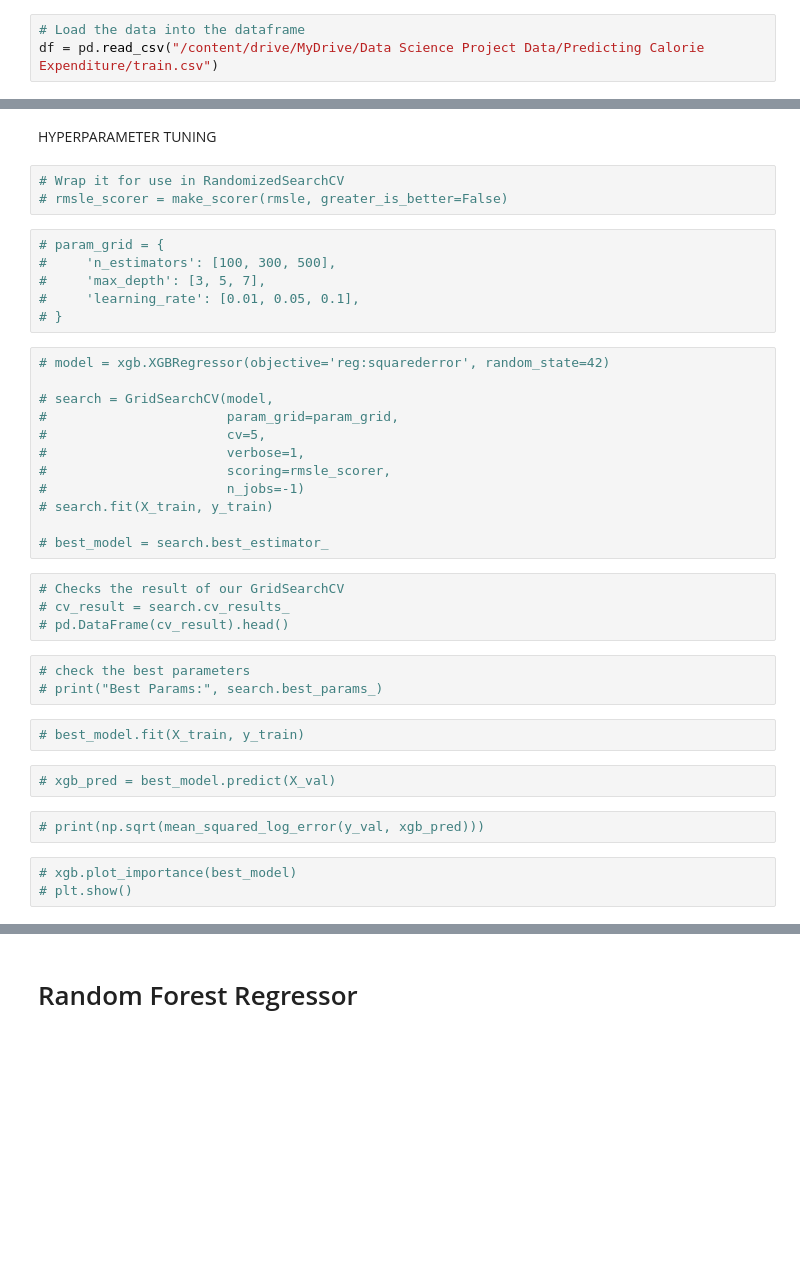
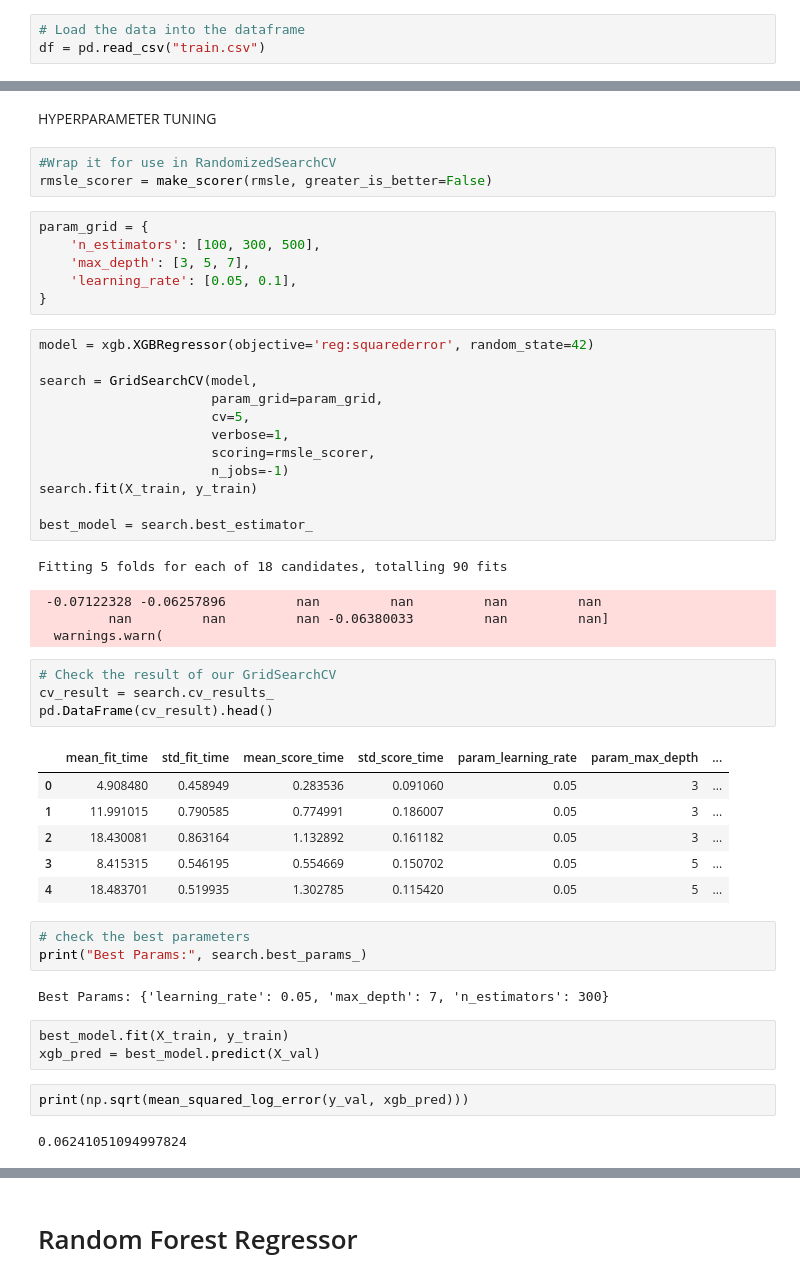
Before and after one commit to Kalab191/Calorie-Expenditure-Prediction, a Jupyter notebook: Calorie_Expenditure_Prediction.ipynb, the cells around one changed output, grey strips where cells are left out. Cells and saved outputs as stored; diff of their text form; blank space fills up the shorter version.

```diff
--- a/Calorie_Expenditure_Prediction.ipynb
+++ b/Calorie_Expenditure_Prediction.ipynb
@@ -21,7 +21,7 @@ import xgboost as xgb
 sns.set_style('darkgrid')
 # %%
 # Load the data into the dataframe
-df = pd.read_csv("/content/drive/MyDrive/Data Science Project Data/Predicting Calorie Expenditure/train.csv")
+df = pd.read_csv("train.csv")
 # %%
 # checks the first 5 rows of the data
 df.head(3)
@@ -322,39 +322,51 @@ Test R² : 0.9942624350733648
 # %% [markdown]
 HYPERPARAMETER TUNING
 # %%
-# Wrap it for use in RandomizedSearchCV
-# rmsle_scorer = make_scorer(rmsle, greater_is_better=False)
+#Wrap it for use in RandomizedSearchCV
+rmsle_scorer = make_scorer(rmsle, greater_is_better=False)
 # %%
-# param_grid = {
-#     'n_estimators': [100, 300, 500],
-#     'max_depth': [3, 5, 7],
-#     'learning_rate': [0.01, 0.05, 0.1],
-# }
+param_grid = {
+    'n_estimators': [100, 300, 500],
+    'max_depth': [3, 5, 7],
+    'learning_rate': [0.05, 0.1],
+}
 # %%
-# model = xgb.XGBRegressor(objective='reg:squarederror', random_state=42)
+model = xgb.XGBRegressor(objective='reg:squarederror', random_state=42)
 
-# search = GridSearchCV(model,
-#                       param_grid=param_grid,
-#                       cv=5,
-#                       verbose=1,
-#                       scoring=rmsle_scorer,
-#                       n_jobs=-1)
-# search.fit(X_train, y_train)
+search = GridSearchCV(model,
+                      param_grid=param_grid,
+                      cv=5,
+                      verbose=1,
+                      scoring=rmsle_scorer,
+                      n_jobs=-1)
+search.fit(X_train, y_train)
 
-# best_model = search.best_estimator_
+best_model = search.best_estimator_
+# %% [output]
+Fitting 5 folds for each of 18 candidates, totalling 90 fits
+ -0.07122328 -0.06257896         nan         nan         nan         nan
+         nan         nan         nan -0.06380033         nan         nan]
+  warnings.warn(
 # %%
-# Checks the result of our GridSearchCV
-# cv_result = search.cv_results_
-# pd.DataFrame(cv_result).head()
+# Check the result of our GridSearchCV
+cv_result = search.cv_results_
+pd.DataFrame(cv_result).head()
+# %% [output]
+|  | mean_fit_time | std_fit_time | mean_score_time | std_score_time | param_learning_rate | param_max_depth | ... |
+| 0 | 4.908480 | 0.458949 | 0.283536 | 0.091060 | 0.05 | 3 | ... |
+| 1 | 11.991015 | 0.790585 | 0.774991 | 0.186007 | 0.05 | 3 | ... |
+| 2 | 18.430081 | 0.863164 | 1.132892 | 0.161182 | 0.05 | 3 | ... |
+| 3 | 8.415315 | 0.546195 | 0.554669 | 0.150702 | 0.05 | 5 | ... |
+| 4 | 18.483701 | 0.519935 | 1.302785 | 0.115420 | 0.05 | 5 | ... |
 # %%
 # check the best parameters
-# print("Best Params:", search.best_params_)
+print("Best Params:", search.best_params_)
+# %% [output]
+Best Params: {'learning_rate': 0.05, 'max_depth': 7, 'n_estimators': 300}
 # %%
-# best_model.fit(X_train, y_train)
+best_model.fit(X_train, y_train)
+xgb_pred = best_model.predict(X_val)
-# %%
-# xgb_pred = best_model.predict(X_val)
 # %%
-# print(np.sqrt(mean_squared_log_error(y_val, xgb_pred)))
+print(np.sqrt(mean_squared_log_error(y_val, xgb_pred)))
+# %% [output]
+0.06241051094997824
-# %%
-# xgb.plot_importance(best_model)
-# plt.show()
```
Also changed, not shown: parts of 15 cells of this notebook.
